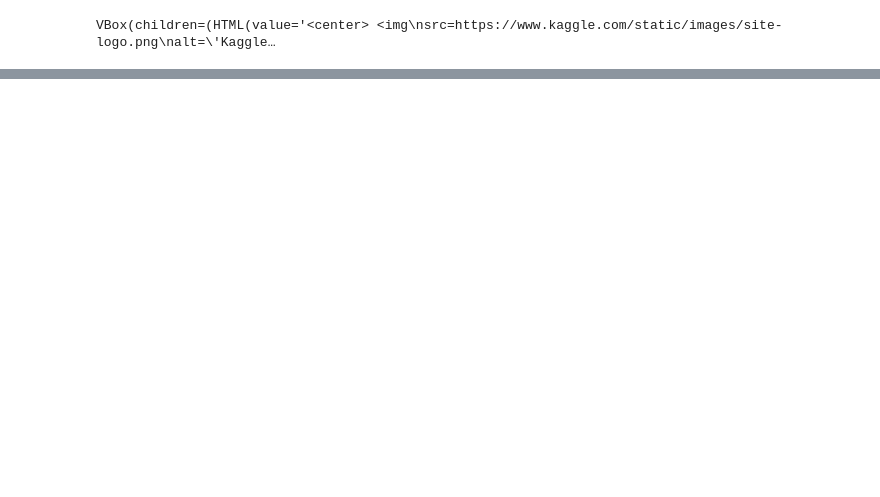
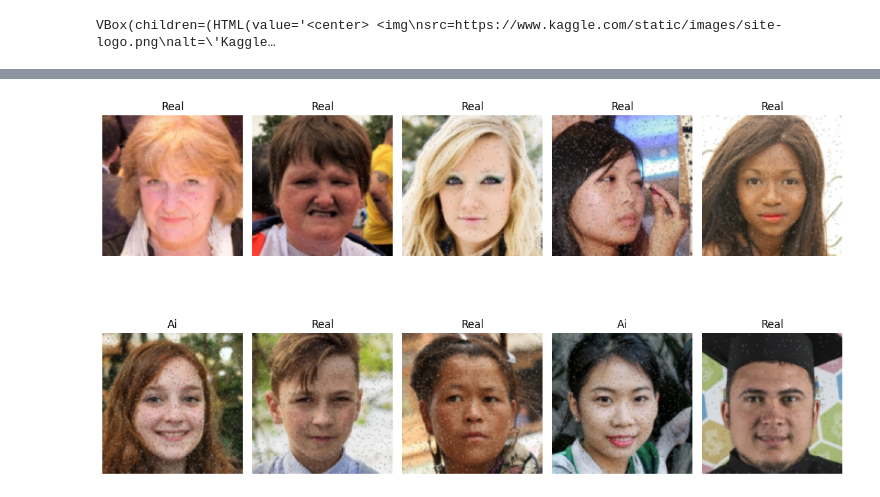
Before and after one commit to Harkt192/YaML-Deepfake, a Jupyter notebook: main.ipynb, the cells around one changed output, grey strips where cells are left out. Drawn from its saved outputs; the diff is of its cells as text; code cells hidden in the pictures; blank space fills up the shorter version.

```diff
--- a/main.ipynb
+++ b/main.ipynb
@@ -40,0 +38,6 @@ Extracting files...
+# %%
+def dir_length(
+        path: str
+) -> int:
+    abs_path = os.path.abspath(path)
+    return len(os.listdir(abs_path))
@@ -40,0 +118,21 @@ Extracting files...
+# %%
+to_pil = transforms.ToPILImage()
+
+
+def imshow(img):
+    image = to_pil(img)
+    plt.imshow(image)
+    plt.axis("off")
+
+dataiter = iter(train_loader)
+images, labels = next(dataiter)
+
+plt.figure(figsize=(12, 8))
+for i in range(10):
+    plt.subplot(2, 5, i + 1)
+    imshow(images[i])
+    plt.title("Real" if labels[i].item() == 0 else "Ai")
+plt.tight_layout()
+plt.show()
+# %% [output]
+[figure, added]
```
Also changed, not shown: parts of 13 cells of this notebook, 1 other file.
